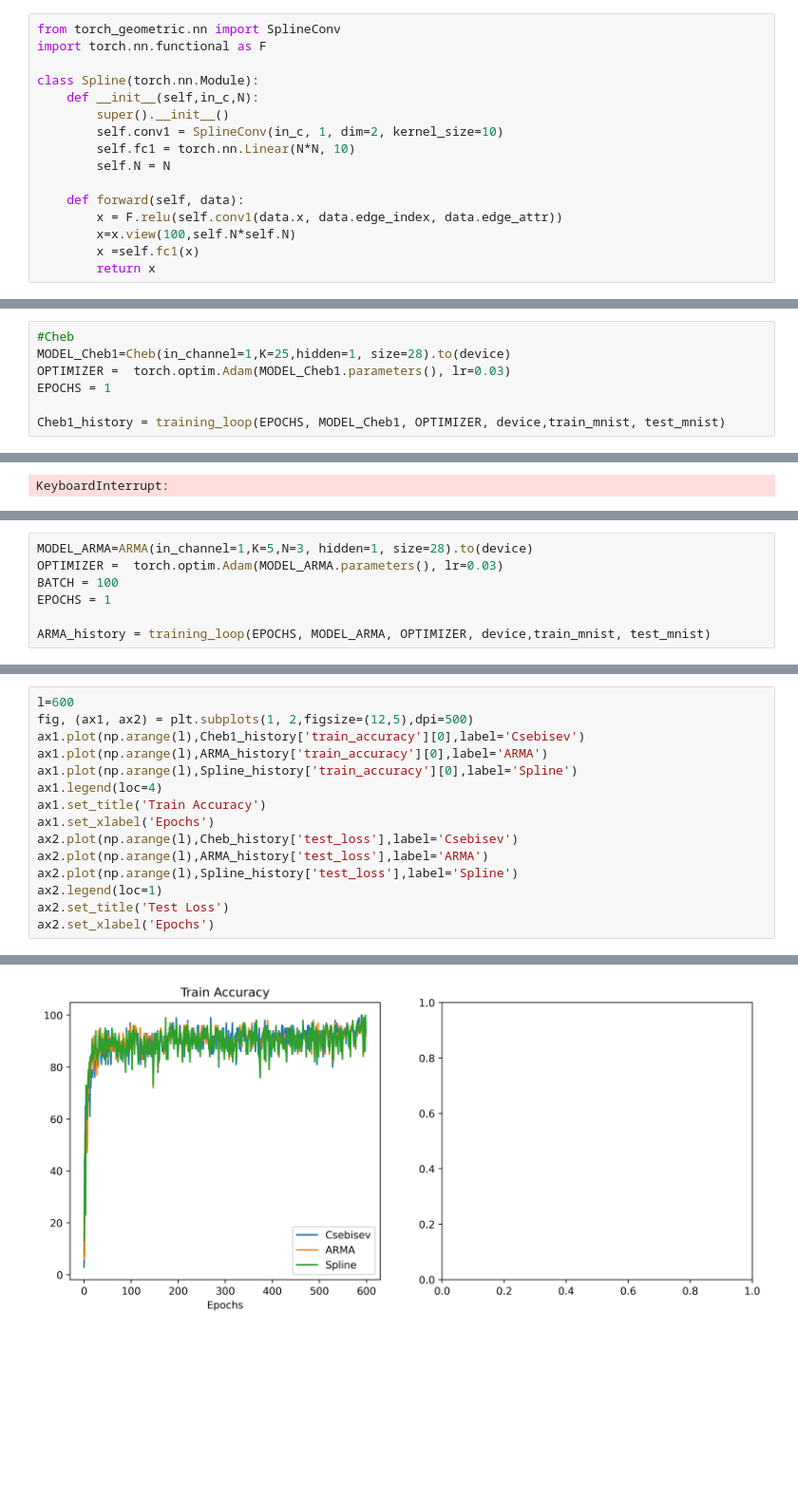
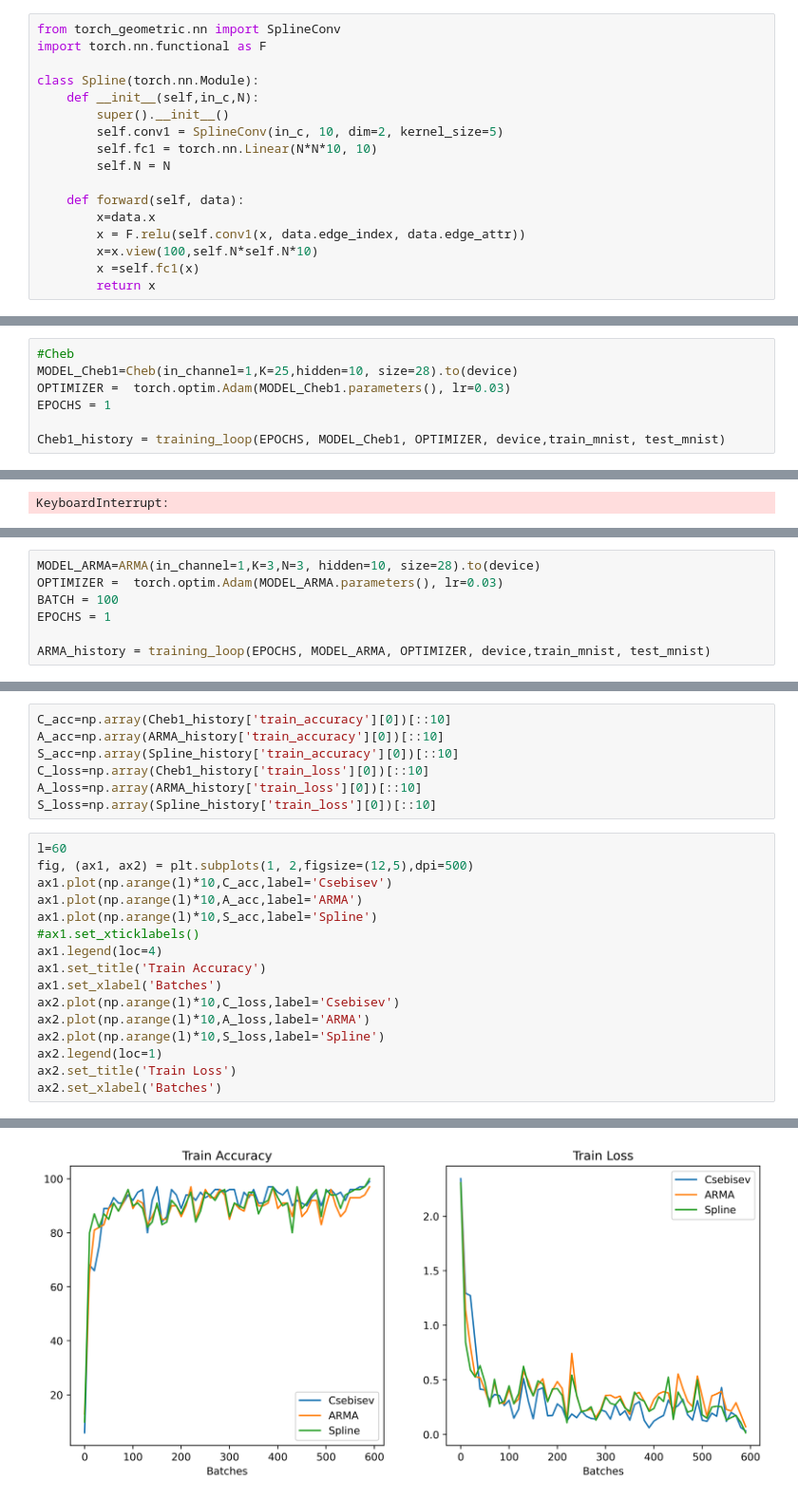
Before and after one commit to aielte-research/gcn-harsanyi, a Jupyter notebook: image_classification/image.ipynb, the cells around one changed output, grey strips where cells are left out. Shown at 95% size. Saved outputs shown, nothing was run; the diff lists cells and outputs as text; blank space fills up the shorter version.

```diff
--- a/image_classification/image.ipynb
+++ b/image_classification/image.ipynb
@@ -74,13 +74,14 @@ import torch.nn.functional as F
 class Spline(torch.nn.Module):
     def __init__(self,in_c,N):
         super().__init__()
-        self.conv1 = SplineConv(in_c, 1, dim=2, kernel_size=10)
-        self.fc1 = torch.nn.Linear(N*N, 10)
+        self.conv1 = SplineConv(in_c, 10, dim=2, kernel_size=5)
+        self.fc1 = torch.nn.Linear(N*N*10, 10)
         self.N = N
 
     def forward(self, data):
-        x = F.relu(self.conv1(data.x, data.edge_index, data.edge_attr))
-        x=x.view(100,self.N*self.N)
+        x=data.x
+        x = F.relu(self.conv1(x, data.edge_index, data.edge_attr))
+        x=x.view(100,self.N*self.N*10)
         x =self.fc1(x)
         return x
 # %%
@@ -184,7 +184,7 @@ class Cheb(nn.Module):
         return h
 # %%
 #Cheb
-MODEL_Cheb1=Cheb(in_channel=1,K=25,hidden=1, size=28).to(device)
+MODEL_Cheb1=Cheb(in_channel=1,K=25,hidden=10, size=28).to(device)
 OPTIMIZER =  torch.optim.Adam(MODEL_Cheb1.parameters(), lr=0.03)
 EPOCHS = 1
 
@@ -337,5 +301,5 @@ Epoch: 0 | Train loss: 0.48 | Train accuracy: 87.93  | Test loss: 0.597324993442
 # %%
-MODEL_ARMA=ARMA(in_channel=1,K=5,N=3, hidden=1, size=28).to(device)
+MODEL_ARMA=ARMA(in_channel=1,K=3,N=3, hidden=10, size=28).to(device)
 OPTIMIZER =  torch.optim.Adam(MODEL_ARMA.parameters(), lr=0.03)
 BATCH = 100
 EPOCHS = 1
@@ -358,16 +322,24 @@ Epoch: 0 | Train loss: 0.38 | Train accuracy: 89.3  | Test loss: 0.3382387898862
+# %%
+C_acc=np.array(Cheb1_history['train_accuracy'][0])[::10]
+A_acc=np.array(ARMA_history['train_accuracy'][0])[::10]
+S_acc=np.array(Spline_history['train_accuracy'][0])[::10]
+C_loss=np.array(Cheb1_history['train_loss'][0])[::10]
+A_loss=np.array(ARMA_history['train_loss'][0])[::10]
+S_loss=np.array(Spline_history['train_loss'][0])[::10]
 # %%
-l=600
+l=60
 fig, (ax1, ax2) = plt.subplots(1, 2,figsize=(12,5),dpi=500)
-ax1.plot(np.arange(l),Cheb1_history['train_accuracy'][0],label='Csebisev')
-ax1.plot(np.arange(l),ARMA_history['train_accuracy'][0],label='ARMA')
-ax1.plot(np.arange(l),Spline_history['train_accuracy'][0],label='Spline')
+ax1.plot(np.arange(l)*10,C_acc,label='Csebisev')
+ax1.plot(np.arange(l)*10,A_acc,label='ARMA')
+ax1.plot(np.arange(l)*10,S_acc,label='Spline')
+#ax1.set_xticklabels()
 ax1.legend(loc=4)
 ax1.set_title('Train Accuracy')
-ax1.set_xlabel('Epochs')
-ax2.plot(np.arange(l),Cheb_history['test_loss'],label='Csebisev')
-ax2.plot(np.arange(l),ARMA_history['test_loss'],label='ARMA')
-ax2.plot(np.arange(l),Spline_history['test_loss'],label='Spline')
+ax1.set_xlabel('Batches')
+ax2.plot(np.arange(l)*10,C_loss,label='Csebisev')
+ax2.plot(np.arange(l)*10,A_loss,label='ARMA')
+ax2.plot(np.arange(l)*10,S_loss,label='Spline')
 ax2.legend(loc=1)
-ax2.set_title('Test Loss')
-ax2.set_xlabel('Epochs')
+ax2.set_title('Train Loss')
+ax2.set_xlabel('Batches')
 # %% [output]
@@ -375 +347 @@ ValueError: x and y must have same first dimension, but have shapes (600,) and (
-[figure, old version]
+[figure, new version]
```
Also changed, not shown: parts of 10 cells of this notebook, 2 other files.
